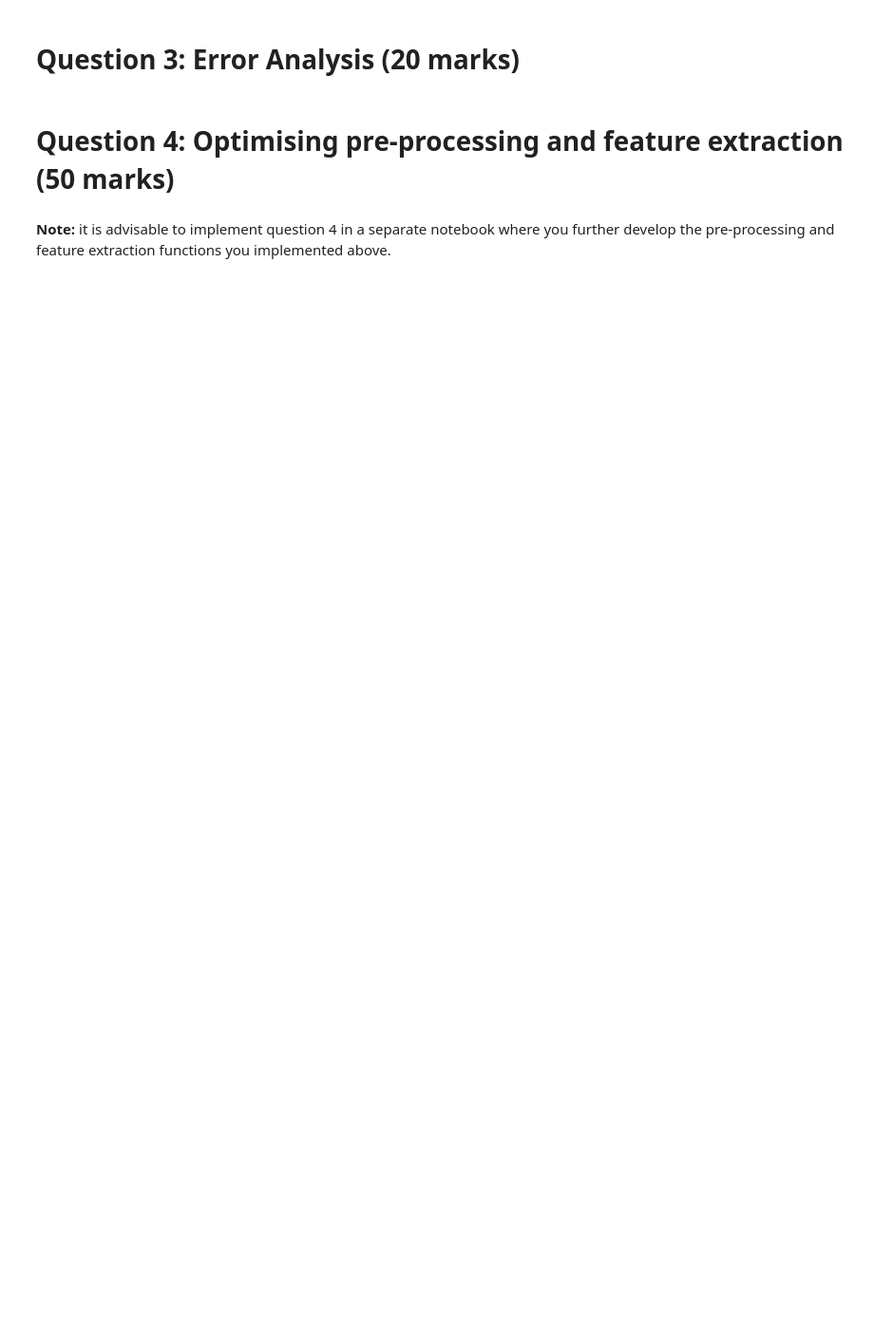
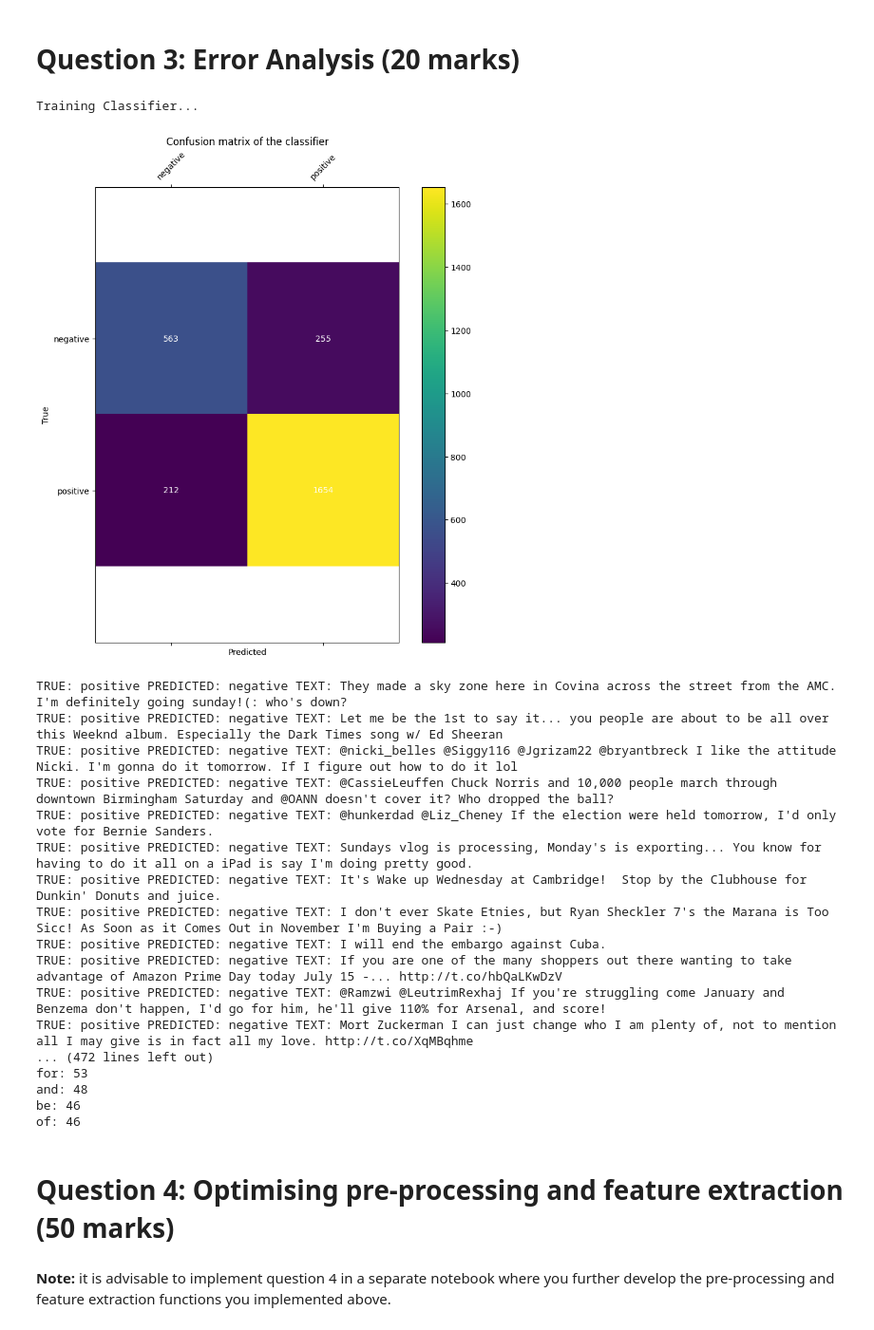
Before and after one commit to nik3348/ECS763-NLP, a Jupyter notebook: ecs763-coursework1/NLP_Assignment_1.ipynb, the cells around one changed output. Shown at 95% size. Drawn from its saved outputs; the diff is of its cells as text; code cells hidden in the pictures; blank space fills up the shorter version.

```diff
--- a/ecs763-coursework1/NLP_Assignment_1.ipynb
+++ b/ecs763-coursework1/NLP_Assignment_1.ipynb
@@ -187,6 +242,59 @@ def confusion_matrix_heatmap(y_test, preds, labels):
     plt.ylim(b, t) # update the ylim(bottom, top) values
     plt.show() # ta-da!
     plt.show()
+# %%
+fold_size = int(len(train_data)/10) + 1
+train_set = train_data[fold_size:]
+test_set = train_data[:fold_size]
+test_features, test_labels = zip(*test_set)
+
+classifier = train_classifier(train_set)
+predictions = predict_labels(test_features, classifier)
+
+confusion_matrix_heatmap(test_labels, predictions, labels=['negative', 'positive'])
+
+positive_error_features = {}
+for i in range(len(test_features)):
+    if test_labels[i] != predictions[i] and test_labels[i] == "positive":
+        original_text = raw_data[i][0]
+        print("TRUE:", test_labels[i], "PREDICTED:", predictions[i], "TEXT:", original_text)
+        for k in test_features[i]:
+            positive_error_features[k] = positive_error_features.get(k, test_features[i][k]) + 1
+
+negative_error_features = {}
+for i in range(len(test_features)):
+    if test_labels[i] != predictions[i] and test_labels[i] == "negative":
+        original_text = raw_data[i][0]
+        print("TRUE:", test_labels[i], "PREDICTED:", predictions[i], "TEXT:", original_text)
+        for k in test_features[i]:
+            negative_error_features[k] = negative_error_features.get(k, test_features[i][k]) + 1
+
+idx_to_feature = {v: k for k, v in global_feature_dict.items()}
+print("Most common error features:")
+for idx, count in sorted(positive_error_features.items(), key=lambda x: x[1], reverse=True)[:10]:
+    print(f"{idx_to_feature[idx]}: {count}")
+for idx, count in sorted(negative_error_features.items(), key=lambda x: x[1], reverse=True)[:10]:
+    print(f"{idx_to_feature[idx]}: {count}")
+# %% [output]
+Training Classifier...
+[figure, added]
+TRUE: positive PREDICTED: negative TEXT: They made a sky zone here in Covina across the street from the AMC. I'm definitely going sunday!(: who's down?
+TRUE: positive PREDICTED: negative TEXT: Let me be the 1st to say it... you people are about to be all over this Weeknd album. Especially the Dark Times song w/ Ed Sheeran
+TRUE: positive PREDICTED: negative TEXT: @nicki_belles @Siggy116 @Jgrizam22 @bryantbreck I like the attitude Nicki. I'm gonna do it tomorrow. If I figure out how to do it lol
+TRUE: positive PREDICTED: negative TEXT: @CassieLeuffen Chuck Norris and 10,000 people march through downtown Birmingham Saturday and @OANN doesn't cover it? Who dropped the ball?
+TRUE: positive PREDICTED: negative TEXT: @hunkerdad @Liz_Cheney If the election were held tomorrow, I'd only vote for Bernie Sanders.
+TRUE: positive PREDICTED: negative TEXT: Sundays vlog is processing, Monday's is exporting... You know for having to do it all on a iPad is say I'm doing pretty good.
+TRUE: positive PREDICTED: negative TEXT: It's Wake up Wednesday at Cambridge!  Stop by the Clubhouse for Dunkin' Donuts and juice.
+TRUE: positive PREDICTED: negative TEXT: I don't ever Skate Etnies, but Ryan Sheckler 7's the Marana is Too Sicc! As Soon as it Comes Out in November I'm Buying a Pair :-)
+TRUE: positive PREDICTED: negative TEXT: I will end the embargo against Cuba.
+TRUE: positive PREDICTED: negative TEXT: If you are one of the many shoppers out there wanting to take advantage of Amazon Prime Day today July 15 -... http://t.co/hbQaLKwDzV
+TRUE: positive PREDICTED: negative TEXT: @Ramzwi @LeutrimRexhaj If you're struggling come January and Benzema don't happen, I'd go for him, he'll give 110% for Arsenal, and score!
+TRUE: positive PREDICTED: negative TEXT: Mort Zuckerman I can just change who I am plenty of, not to mention all I may give is in fact all my love. http://t.co/XqMBqhme
+... (472 lines left out)
+for: 53
+and: 48
+be: 46
+of: 46
 # %% [markdown]
 # Question 4: Optimising pre-processing and feature extraction (50 marks)
 # %% [markdown]
```
Also changed, not shown: parts of 8 cells of this notebook.
